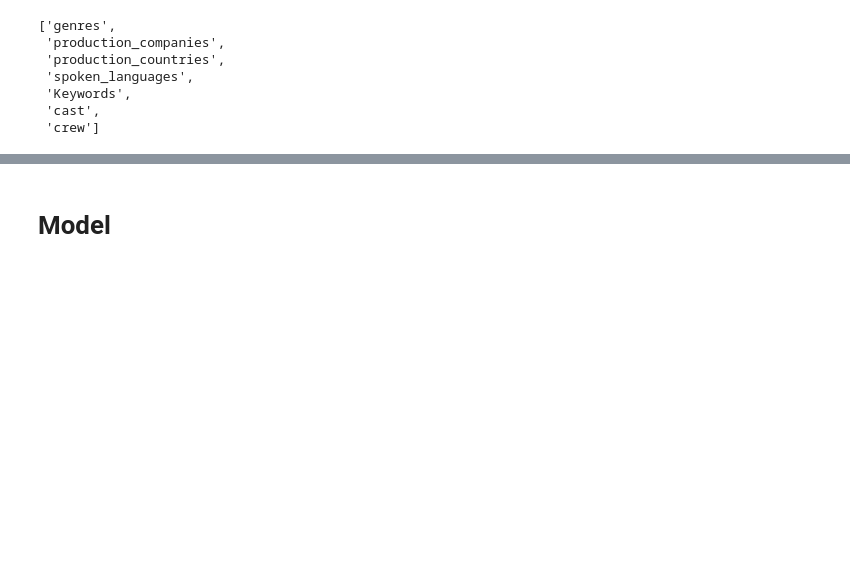
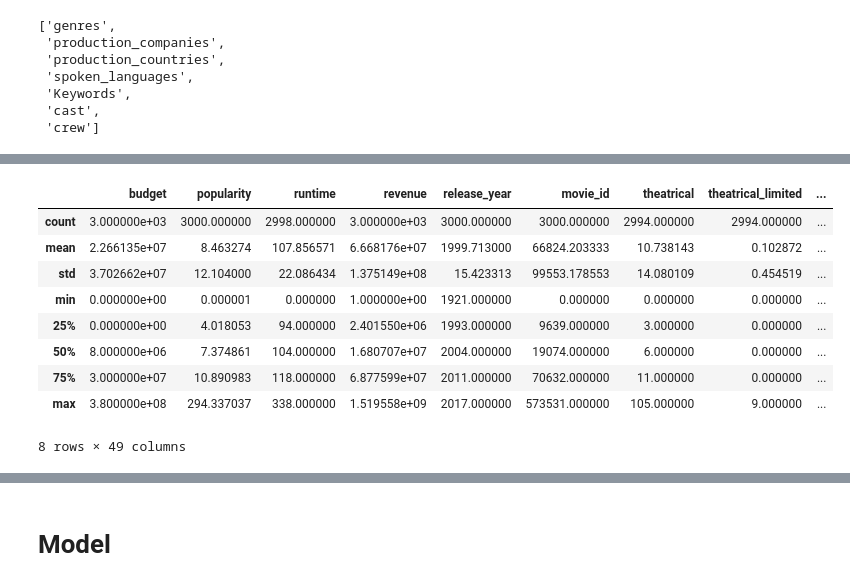
Before and after one commit to faltisco/Predict_Revenue, a Jupyter notebook: TMDB Prediction.ipynb, the cells around one changed output, grey strips where cells are left out. Drawn from its saved outputs; the diff is of its cells as text; code cells hidden in the pictures; blank space fills up the shorter version.

```diff
--- a/TMDB Prediction.ipynb
+++ b/TMDB Prediction.ipynb
@@ -651,0 +742,14 @@ crew size : 0 -> 0
+# %%
+#W
+train.describe()
+# %% [output]
+|  | budget | popularity | runtime | revenue | release_year | movie_id | theatrical | theatrical_limited | ... |
+| count | 3.000000e+03 | 3000.000000 | 2998.000000 | 3.000000e+03 | 3000.000000 | 3000.000000 | 2994.000000 | 2994.000000 | ... |
+| mean | 2.266135e+07 | 8.463274 | 107.856571 | 6.668176e+07 | 1999.713000 | 66824.203333 | 10.738143 | 0.102872 | ... |
+| std | 3.702662e+07 | 12.104000 | 22.086434 | 1.375149e+08 | 15.423313 | 99553.178553 | 14.080109 | 0.454519 | ... |
+| min | 0.000000e+00 | 0.000001 | 0.000000 | 1.000000e+00 | 1921.000000 | 0.000000 | 0.000000 | 0.000000 | ... |
+| 25% | 0.000000e+00 | 4.018053 | 94.000000 | 2.401550e+06 | 1993.000000 | 9639.000000 | 3.000000 | 0.000000 | ... |
+| 50% | 8.000000e+06 | 7.374861 | 104.000000 | 1.680707e+07 | 2004.000000 | 19074.000000 | 6.000000 | 0.000000 | ... |
+| 75% | 3.000000e+07 | 10.890983 | 118.000000 | 6.877599e+07 | 2011.000000 | 70632.000000 | 11.000000 | 0.000000 | ... |
+| max | 3.800000e+08 | 294.337037 | 338.000000 | 1.519558e+09 | 2017.000000 | 573531.000000 | 105.000000 | 9.000000 | ... |
+8 rows × 49 columns
```
Also changed, not shown: parts of 25 cells of this notebook, 10 other files.
